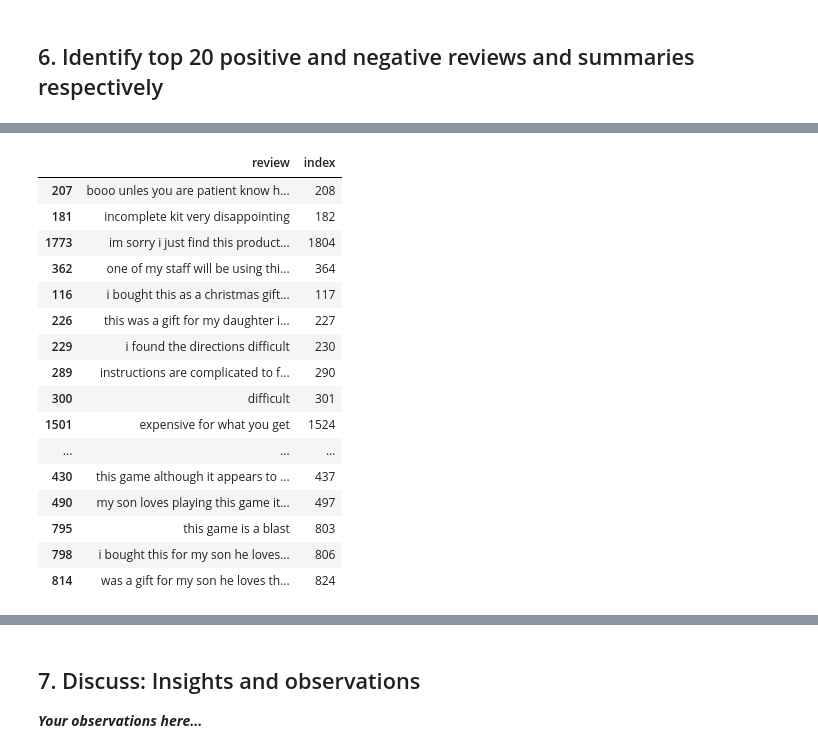
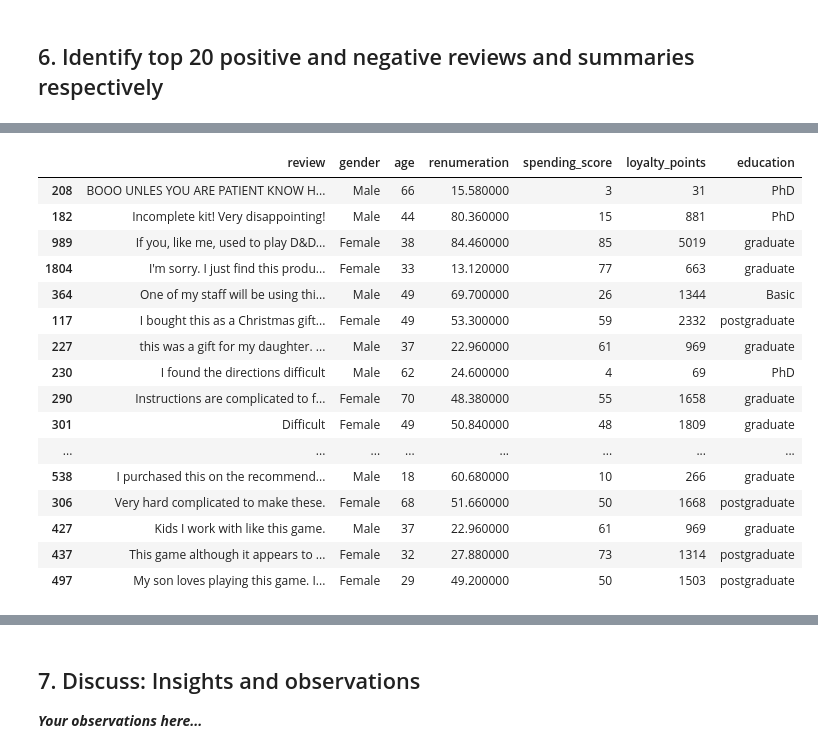
Before and after one commit to mikebenas/LSE_TurtleGames_R_Analysis, a Jupyter notebook: LSE_DA301_Assignment_Python_template.ipynb, the cells around one changed output, grey strips where cells are left out. Cells and saved outputs as stored; diff of their text form; code cells hidden in the pictures.

```diff
--- a/LSE_DA301_Assignment_Python_template.ipynb
+++ b/LSE_DA301_Assignment_Python_template.ipynb
@@ -1563,10 +1565,10 @@ def senti(x):
     return TextBlob(x).sentiment[0]
 # %%
 # Determine polarity of review column
-df4['polarity_rev'] = df4['review'].apply(generate_polarity)
+df_NLP['polarity_rev'] = df_NLP['review'].apply(generate_polarity)
 
 # Determine sentiment of review column
-df4['senti_rev'] = df4['review'].apply(senti)
+df_NLP['senti_rev'] = df_NLP['review'].apply(senti)
 # View output.
-df4.head()
+df_NLP.head()
 # %% [output]
@@ -1579,9 +1581,9 @@ df4.head()
 # %%
 #Repeat for summary column
-df4['polarity_sum'] = df4['summary'].apply(generate_polarity)
+df_NLP['polarity_sum'] = df_NLP['summary'].apply(generate_polarity)
 
 # Determine sentiment of review column
-df4['senti_sum'] = df4['summary'].apply(senti)
+df_NLP['senti_sum'] = df_NLP['summary'].apply(senti)
 # View output.
-df4.head()
+df_NLP.head()
 # %% [output]
@@ -1681,27 +1683,27 @@ df4.head()
 # %%
 #Create the dataframe Top 20 negative reviews.
-df_senti_rev = df4.nsmallest(20, 'polarity_rev')
+df5_neg = df_NLP.nsmallest(20, 'polarity_rev')
 
 #Eliminate unnecessary columns
-df_senti_rev = df_senti_rev[['review','index']]
+df5_neg = df5_neg[['review','gender','age','renumeration','spending_score','loyalty_points','education']]
 
 # View output.
-df_senti_rev.style.set_properties(subset=['review'], **{'width': '1200px'})
+df5_neg.style.set_properties(subset=['review'], **{'width': '1200px'})
 # %% [output]
-|  | review | index |
-| 207 | booo unles you are patient know h... | 208 |
-| 181 | incomplete kit very disappointing | 182 |
-| 1773 | im sorry i just find this product... | 1804 |
-| 362 | one of my staff will be using thi... | 364 |
-| 116 | i bought this as a christmas gift... | 117 |
-| 226 | this was a gift for my daughter i... | 227 |
-| 229 | i found the directions difficult | 230 |
-| 289 | instructions are complicated to f... | 290 |
-| 300 | difficult | 301 |
-| 1501 | expensive for what you get | 1524 |
-| ... | ... | ... |
-| 430 | this game although it appears to ... | 437 |
-| 490 | my son loves playing this game it... | 497 |
-| 795 | this game is a blast | 803 |
-| 798 | i bought this for my son he loves... | 806 |
-| 814 | was a gift for my son he loves th... | 824 |
+|  | review | gender | age | renumeration | spending_score | loyalty_points | education |
+| 208 | BOOO UNLES YOU ARE PATIENT KNOW H... | Male | 66 | 15.580000 | 3 | 31 | PhD |
+| 182 | Incomplete kit! Very disappointing! | Male | 44 | 80.360000 | 15 | 881 | PhD |
+| 989 | If you, like me, used to play D&D... | Female | 38 | 84.460000 | 85 | 5019 | graduate |
+| 1804 | I'm sorry. I just find this produ... | Female | 33 | 13.120000 | 77 | 663 | graduate |
+| 364 | One of my staff will be using thi... | Male | 49 | 69.700000 | 26 | 1344 | Basic |
+| 117 | I bought this as a Christmas gift... | Female | 49 | 53.300000 | 59 | 2332 | postgraduate |
+| 227 | this was a gift for my daughter. ... | Male | 37 | 22.960000 | 61 | 969 | graduate |
+| 230 | I found the directions difficult | Male | 62 | 24.600000 | 4 | 69 | PhD |
+| 290 | Instructions are complicated to f... | Female | 70 | 48.380000 | 55 | 1658 | graduate |
+| 301 | Difficult | Female | 49 | 50.840000 | 48 | 1809 | graduate |
+| ... | ... | ... | ... | ... | ... | ... | ... |
+| 538 | I purchased this on the recommend... | Male | 18 | 60.680000 | 10 | 266 | graduate |
+| 306 | Very hard complicated to make these. | Female | 68 | 51.660000 | 50 | 1668 | postgraduate |
+| 427 | Kids I work with like this game. | Male | 37 | 22.960000 | 61 | 969 | graduate |
+| 437 | This game although it appears to ... | Female | 32 | 27.880000 | 73 | 1314 | postgraduate |
+| 497 | My son loves playing this game. I... | Female | 29 | 49.200000 | 50 | 1503 | postgraduate |
```
Also changed, not shown: parts of 13 cells of this notebook.
